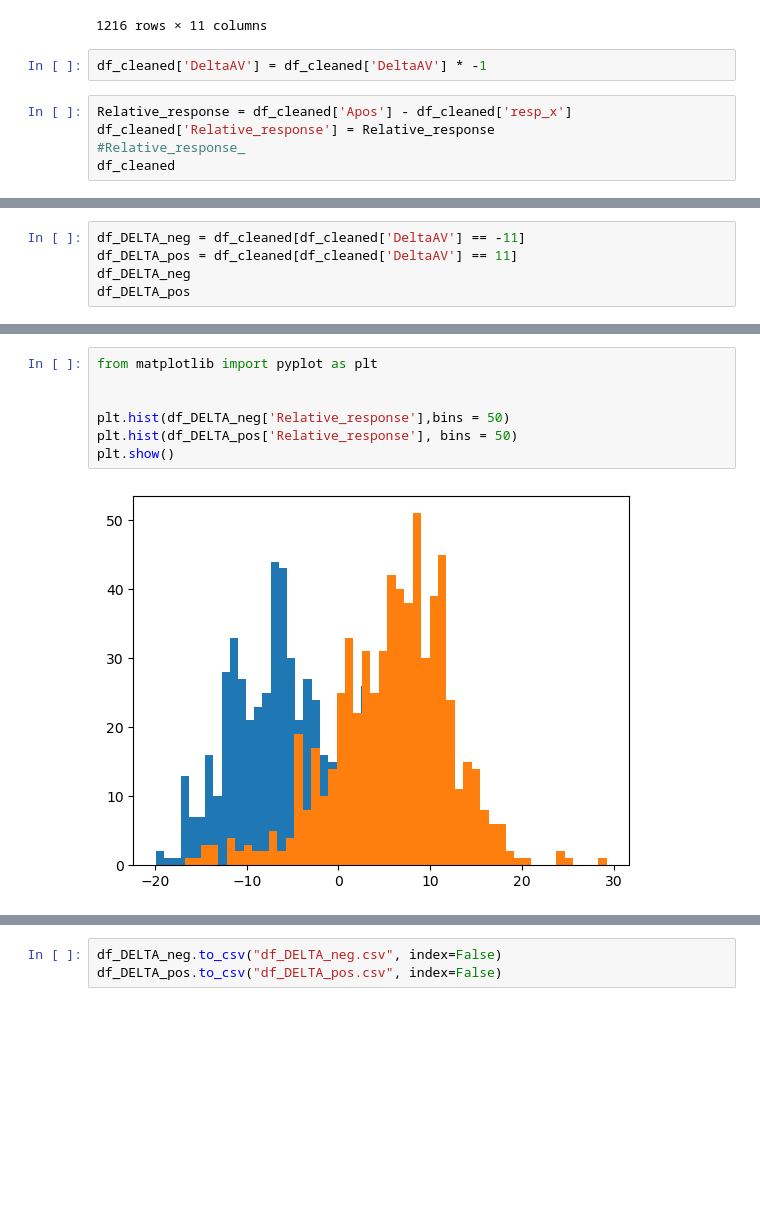
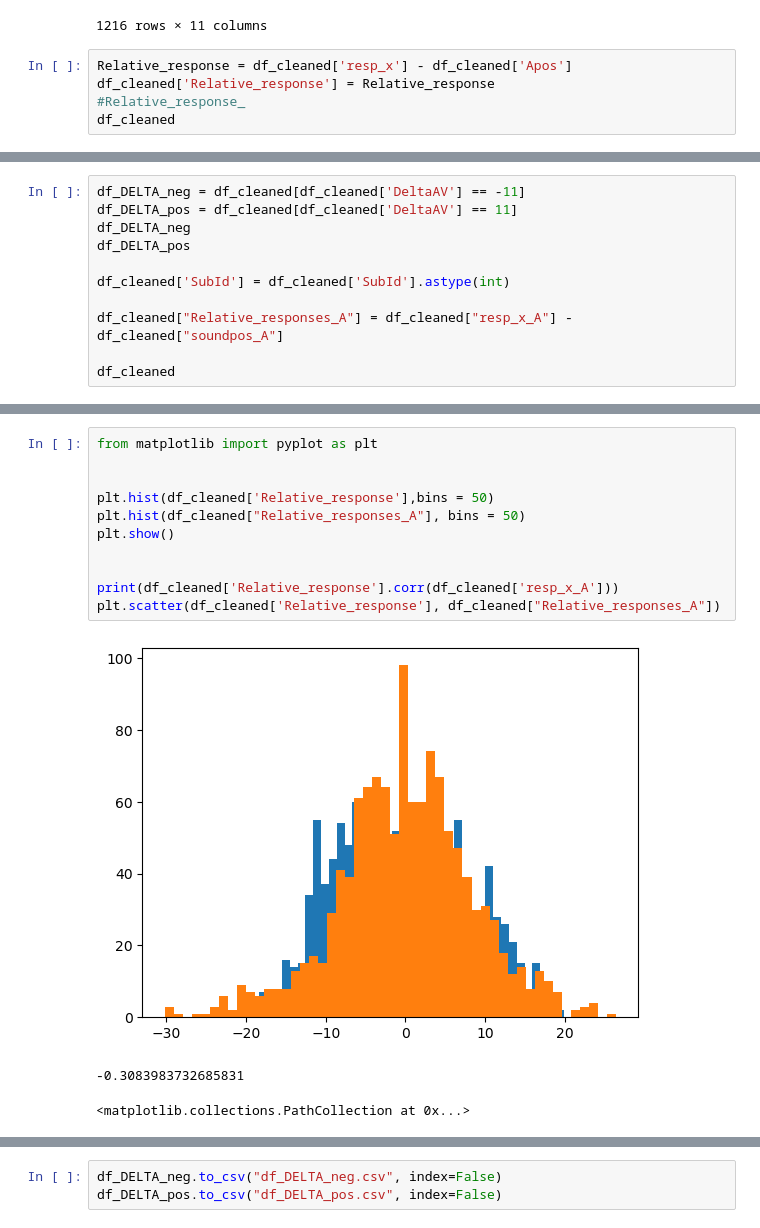
Before and after one commit to MiloszHoleksa/CompCogSci2, a Jupyter notebook: ccs2.ipynb, the cells around one changed output, grey strips where cells are left out. Drawn from its saved outputs; the diff is of its cells as text; blank space fills up the shorter version.

```diff
--- a/ccs2.ipynb
+++ b/ccs2.ipynb
@@ -308,10 +308,8 @@ df_cleaned
 | 1214 | 22.0 | 11.0 | 11.0 | 0.0 | 13.002042 | 7.485342 | 19.0 | 0.0 | 1.0 | 10.755616 | ... |
 | 1215 | -11.0 | -22.0 | 11.0 | 0.0 | -8.270933 | 3.960834 | 19.0 | -11.0 | 1.0 | -13.818924 | ... |
 1216 rows × 11 columns
-# %%
-df_cleaned['DeltaAV'] = df_cleaned['DeltaAV'] * -1
 # %%
-Relative_response = df_cleaned['Apos'] - df_cleaned['resp_x']
+Relative_response = df_cleaned['resp_x'] - df_cleaned['Apos']
 df_cleaned['Relative_response'] = Relative_response
 #Relative_response_
 df_cleaned
@@ -334,5 +332,11 @@ df_DELTA_neg = df_cleaned[df_cleaned['DeltaAV'] == -11]
 df_DELTA_pos = df_cleaned[df_cleaned['DeltaAV'] == 11]
 df_DELTA_neg
 df_DELTA_pos
+
+df_cleaned['SubId'] = df_cleaned['SubId'].astype(int)
+
+df_cleaned["Relative_responses_A"] = df_cleaned["resp_x_A"] - df_cleaned["soundpos_A"]
+
+df_cleaned
 # %% [output]
 |  | Vpos | Apos | DeltaAV | modality_AV | resp_x | resp_RT | SubId | soundpos_A | modality_A | resp_x_A | ... |
@@ -351,9 +355,15 @@ df_DELTA_pos
 # %%
 from matplotlib import pyplot as plt
 
 
-plt.hist(df_DELTA_neg['Relative_response'],bins = 50)
-plt.hist(df_DELTA_pos['Relative_response'], bins = 50)
+plt.hist(df_cleaned['Relative_response'],bins = 50)
+plt.hist(df_cleaned["Relative_responses_A"], bins = 50)
 plt.show()
+
+
+print(df_cleaned['Relative_response'].corr(df_cleaned['resp_x_A']))
+plt.scatter(df_cleaned['Relative_response'], df_cleaned["Relative_responses_A"])
 # %% [output]
-[figure, old version]
+[figure, new version]
+-0.3083983732685831
+<matplotlib.collections.PathCollection at 0x...>
```
Also changed, not shown: parts of 9 cells of this notebook, 2 other files.
